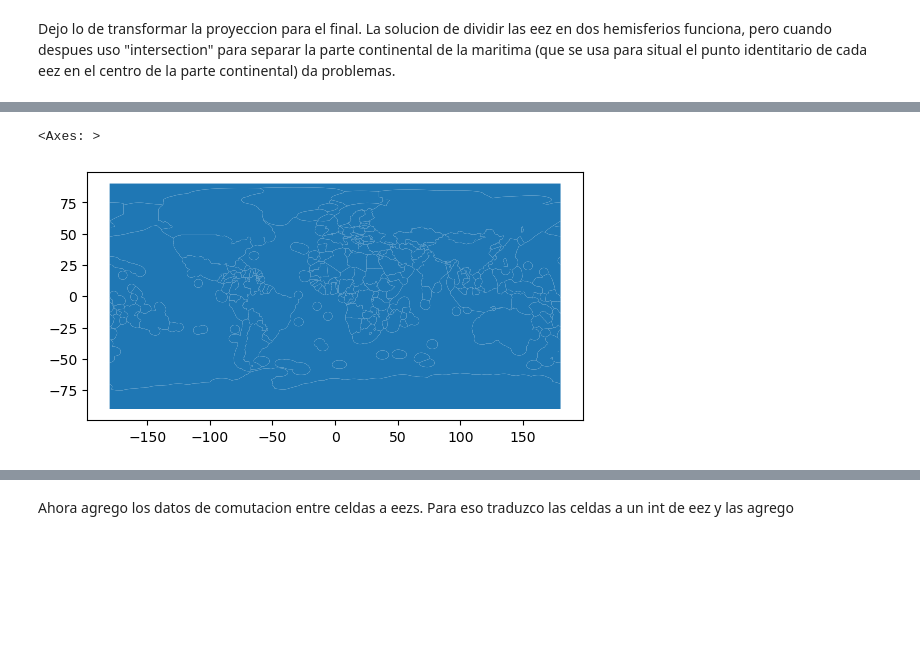
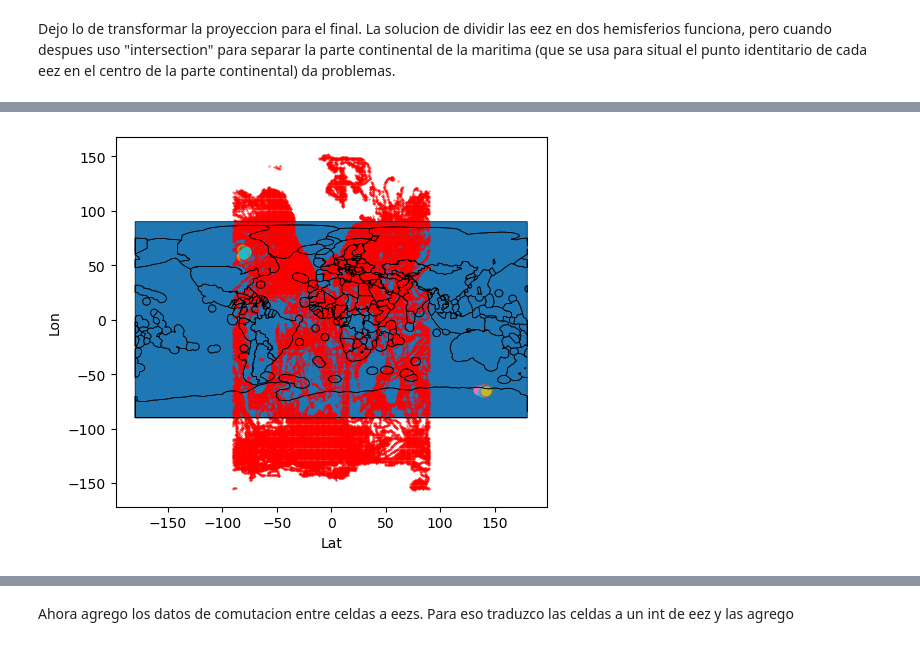
Before and after one commit to GBuenvar/MarineConsEcoStrat, a Jupyter notebook: ERC data/delayed_links.ipynb, the cells around one changed output, grey strips where cells are left out. Cells and saved outputs as stored; diff of their text form; code cells hidden in the pictures; blank space fills up the shorter version.

```diff
--- a/ERC data/delayed_links.ipynb
+++ b/ERC data/delayed_links.ipynb
@@ -25,4 +45,14 @@ cells_df = pd.read_csv('../data/cellseez.csv', index_col=0)
 cells_df['geometry'] = cells_df['geometry'].apply(wkt.loads)
 cells_gdf = gpd.GeoDataFrame(cells_df, geometry='geometry', crs='epsg:4326')
 
-cells_gdf
+cell_to_eez = {}
+cell_centroids = {}
+with open("../data/cellseez.csv", "r") as f:
+    f.readline()
+    for l in f:
+        line = l.strip().split(",")
+        lat, lon = float(line[1]), float(line[2])
+        cellID = coor_to_cell(lat-0.25, lon-0.25)
+        cell_centroids[cellID] = (lat, lon)
+        cell_to_eez[cellID] = l.strip().split('",')[-1].replace('"', "")
+cell_to_eez = dict(sorted(cell_to_eez.items()))
@@ -88,3 +104,6 @@ cells_to_eez
 # %% [markdown]
 Dejo lo de transformar la proyeccion para el final.
 La solucion de dividir las eez en dos hemisferios funciona, pero cuando despues uso "intersection" para separar la parte continental de la maritima (que se usa para situal el punto identitario de cada eez en el centro de la parte continental) da problemas.
+# %%
+trajectories = pd.read_csv('../data/megamove_v21_timecell_format0.csv', sep=',')
+trajectories
@@ -98,7 +131,11 @@ ContShape = gpd.read_file("../data/Continents/ref-coastline-2016-60m.shp/COAS_RG
 
 EEZshapefile = gpd.read_file("../data/EEZ shapefile/EEZ_my_data.shp", crs="epgs:4326")
 # EEZshapefile.crs = "epsg:4326"
-EEZshapefile.plot(aspect=1)
+fig, ax = plt.subplots()
+EEZshapefile.plot(aspect=1,
+                 ax=ax)
+
+
 # # Divide the world in two hemispheres to prevent the union of geometries that cross the antimeridian
 # East_hemisphere = Polygon([(-180, -90), (0, -90), (0, 90), (-180, 90)])
 # West_hemisphere = Polygon([(0, -90), (180, -90), (180, 90), (0, 90)])
@@ -108,35 +145,52 @@ EEZshapefile.plot(aspect=1)
 # EEZshapefile_east.geometry = EEZshapefile.geometry.intersection(East_hemisphere)
 # EEZshapefile_east.to_crs("esri:54009", inplace=True)
 
 # EEZshapefile_west = EEZshapefile.copy()
 # EEZshapefile_west.crs = "epsg:4326"
 # EEZshapefile_west.geometry = EEZshapefile.geometry.intersection(West_hemisphere)
 # EEZshapefile_west.to_crs("esri:54009", inplace=True)
 
 # # Join the East and West hemispheres back together
 # EEZshapefile_joined = EEZshapefile_east.copy()
 
 # # for each row in the East hemisphere, find the corresponding row in the West hemisphere and union them
 # for idx, row in EEZshapefile_joined.iterrows():
 #     west_geom = EEZshapefile_west.iloc[idx].geometry
 #     east_geom = EEZshapefile_east.iloc[idx].geometry
 #     if west_geom.is_empty:
 #         # set the geometry to the east geometry if the west geometry is empty
 #         EEZshapefile_joined.at[idx, 'geometry'] = east_geom
 #     elif east_geom.is_empty:
 #         # set the geometry to the west geometry if the east geometry is empty
 #         EEZshapefile_joined.at[idx, 'geometry'] = west_geom
 #     else:
 #         # union the two geometries
 
 #         EEZshapefile_joined.at[idx, 'geometry'] = unary_union([east_geom, west_geom])
 
 # EEZshapefile_joined.plot(aspect=1)
 
 # EEZshapefile = EEZshapefile_joined
+
+
+unique_eez = df['O05'].unique()
+unique_eez = np.append(unique_eez, df['D05'].unique())
+
+cells_gdf[cells_gdf.index.isin(unique_eez)][["Lat", "Lon"]].plot.scatter(x="Lat", y="Lon", s=0.1, ax=ax, color="red")
+# plot contour of EEZs
+unique_cells_traj = trajectories['c05'].unique()
+cells_gdf[cells_gdf.index.isin(unique_cells_traj)]
+
+EEZshapefile.boundary.plot(ax=ax, color="black", linewidth=0.5)
+
+
+unique_cells_traj = trajectories['c05'].unique()
+
+for cell in unique_cells_traj[:100]:
+    lat, lon = cell_centroids[cell]
+    ax.scatter(lon, lat)
 # %% [output]
-<Axes: >
-[figure, old version]
+[figure, new version]
 # %%
 EEZshapefile
 # %% [output]
```
Also changed, not shown: parts of 6 cells of this notebook, 10 other files.
